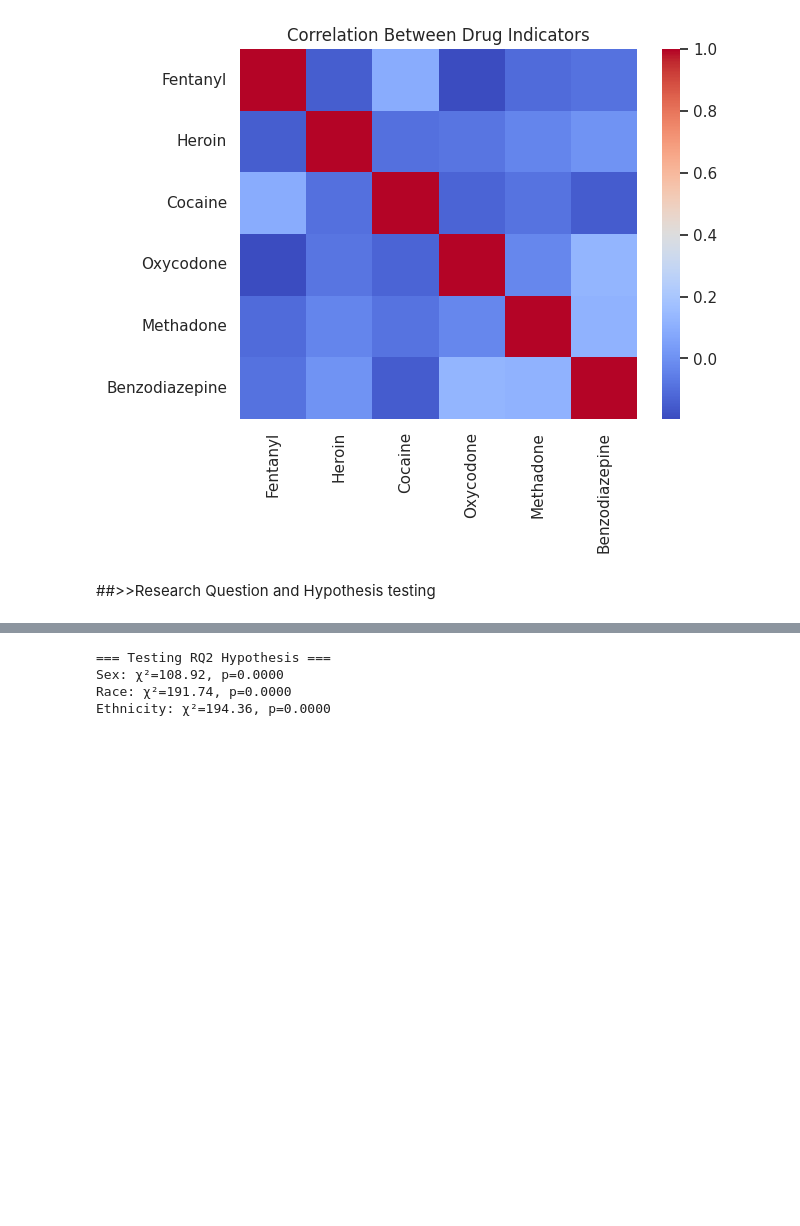
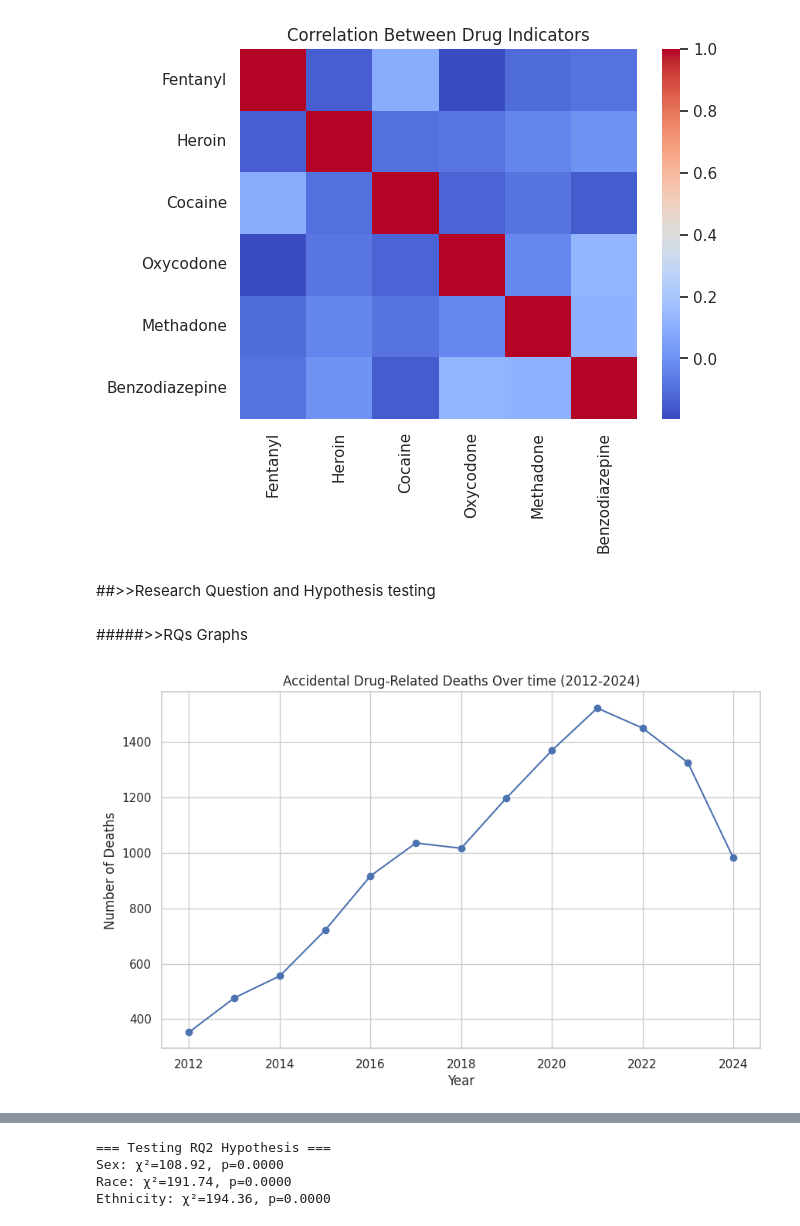
Before and after one commit to KrisDA-1/NU_Pandas, a Jupyter notebook: BD_Drug_related_deaths.ipynb, the cells around one changed output, grey strips where cells are left out. Saved outputs shown, nothing was run; the diff lists cells and outputs as text; code cells hidden in the pictures; blank space fills up the shorter version.

```diff
--- a/BD_Drug_related_deaths.ipynb
+++ b/BD_Drug_related_deaths.ipynb
@@ -299,3 +299,17 @@ plt.show()
 [figure]
 # %% [markdown]
 ##>>Research Question and Hypothesis testing
+# %% [markdown]
+#####>>RQs Graphs
+# %%
+# RQ1: Accidental drug-related deaths changed over time.
+deaths_per_year = df_clean.groupby("Year").size()
+plt.figure(figsize=(10, 6))
+deaths_per_year.plot(kind="line", marker="o")
+plt.title("Accidental Drug-Related Deaths Over time (2012-2024)")
+plt.xlabel("Year")
+plt.ylabel("Number of Deaths")
+plt.grid(True)
+plt.show()
+# %% [output]
+[figure, added]
```
Also changed, not shown: parts of 5 cells of this notebook.
